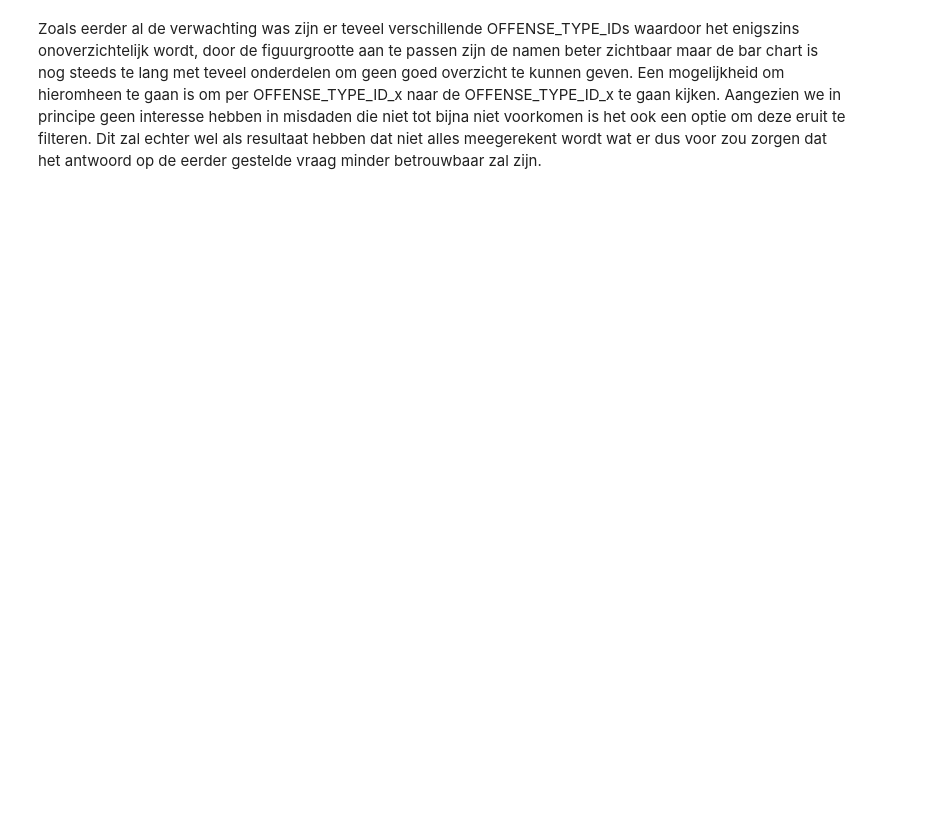
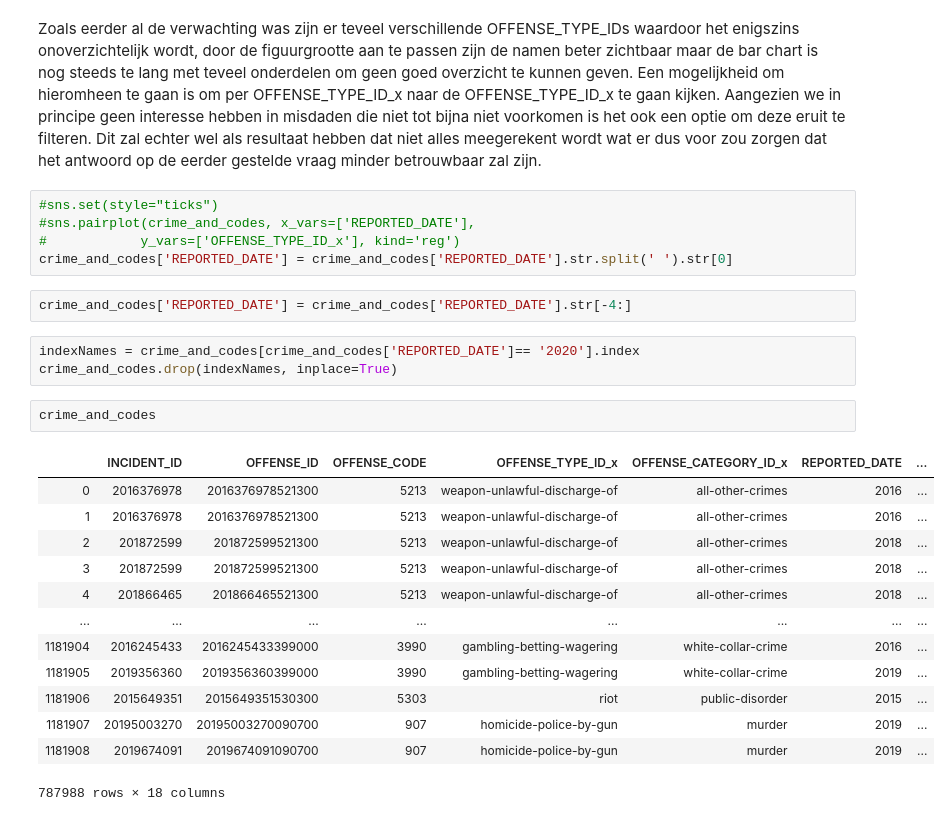
Before and after one commit to S1068835/Misdaad-Denver, a Jupyter notebook: Individuele-Notebooks/Misdaad_sander.ipynb, the cells around one changed output. Drawn from its saved outputs; the diff is of its cells as text; blank space fills up the shorter version.

```diff
--- a/Individuele-Notebooks/Misdaad_sander.ipynb
+++ b/Individuele-Notebooks/Misdaad_sander.ipynb
@@ -87,3 +88,29 @@ sns.countplot(y='OFFENSE_TYPE_ID_x', data=crime_and_codes, order=crime_and_codes
 # %% [markdown]
 Zoals eerder al de verwachting was zijn er teveel verschillende OFFENSE_TYPE_IDs waardoor het enigszins onoverzichtelijk wordt, door de figuurgrootte aan te passen zijn de namen beter zichtbaar maar de bar chart is nog steeds te lang met teveel onderdelen om geen goed overzicht te kunnen geven. Een mogelijkheid om hieromheen te gaan is om per OFFENSE_TYPE_ID_x naar de OFFENSE_TYPE_ID_x te gaan kijken.
 Aangezien we in principe geen interesse hebben in misdaden die niet tot bijna niet voorkomen is het ook een optie om deze eruit te filteren. Dit zal echter wel als resultaat hebben dat niet alles meegerekent wordt wat er dus voor zou zorgen dat het antwoord op de eerder gestelde vraag minder betrouwbaar zal zijn.
+# %%
+#sns.set(style="ticks")
+#sns.pairplot(crime_and_codes, x_vars=['REPORTED_DATE'],
+#            y_vars=['OFFENSE_TYPE_ID_x'], kind='reg')
+crime_and_codes['REPORTED_DATE'] = crime_and_codes['REPORTED_DATE'].str.split(' ').str[0]
+# %%
+crime_and_codes['REPORTED_DATE'] = crime_and_codes['REPORTED_DATE'].str[-4:]
+# %%
+indexNames = crime_and_codes[crime_and_codes['REPORTED_DATE']== '2020'].index
+crime_and_codes.drop(indexNames, inplace=True)
+# %%
+crime_and_codes
+# %% [output]
+|  | INCIDENT_ID | OFFENSE_ID | OFFENSE_CODE | OFFENSE_TYPE_ID_x | OFFENSE_CATEGORY_ID_x | REPORTED_DATE | ... |
+| 0 | 2016376978 | 2016376978521300 | 5213 | weapon-unlawful-discharge-of | all-other-crimes | 2016 | ... |
+| 1 | 2016376978 | 2016376978521300 | 5213 | weapon-unlawful-discharge-of | all-other-crimes | 2016 | ... |
+| 2 | 201872599 | 201872599521300 | 5213 | weapon-unlawful-discharge-of | all-other-crimes | 2018 | ... |
+| 3 | 201872599 | 201872599521300 | 5213 | weapon-unlawful-discharge-of | all-other-crimes | 2018 | ... |
+| 4 | 201866465 | 201866465521300 | 5213 | weapon-unlawful-discharge-of | all-other-crimes | 2018 | ... |
+| ... | ... | ... | ... | ... | ... | ... | ... |
+| 1181904 | 2016245433 | 2016245433399000 | 3990 | gambling-betting-wagering | white-collar-crime | 2016 | ... |
+| 1181905 | 2019356360 | 2019356360399000 | 3990 | gambling-betting-wagering | white-collar-crime | 2019 | ... |
+| 1181906 | 2015649351 | 2015649351530300 | 5303 | riot | public-disorder | 2015 | ... |
+| 1181907 | 20195003270 | 20195003270090700 | 907 | homicide-police-by-gun | murder | 2019 | ... |
+| 1181908 | 2019674091 | 2019674091090700 | 907 | homicide-police-by-gun | murder | 2019 | ... |
+787988 rows × 18 columns
```
Also changed, not shown: parts of 5 cells of this notebook.
